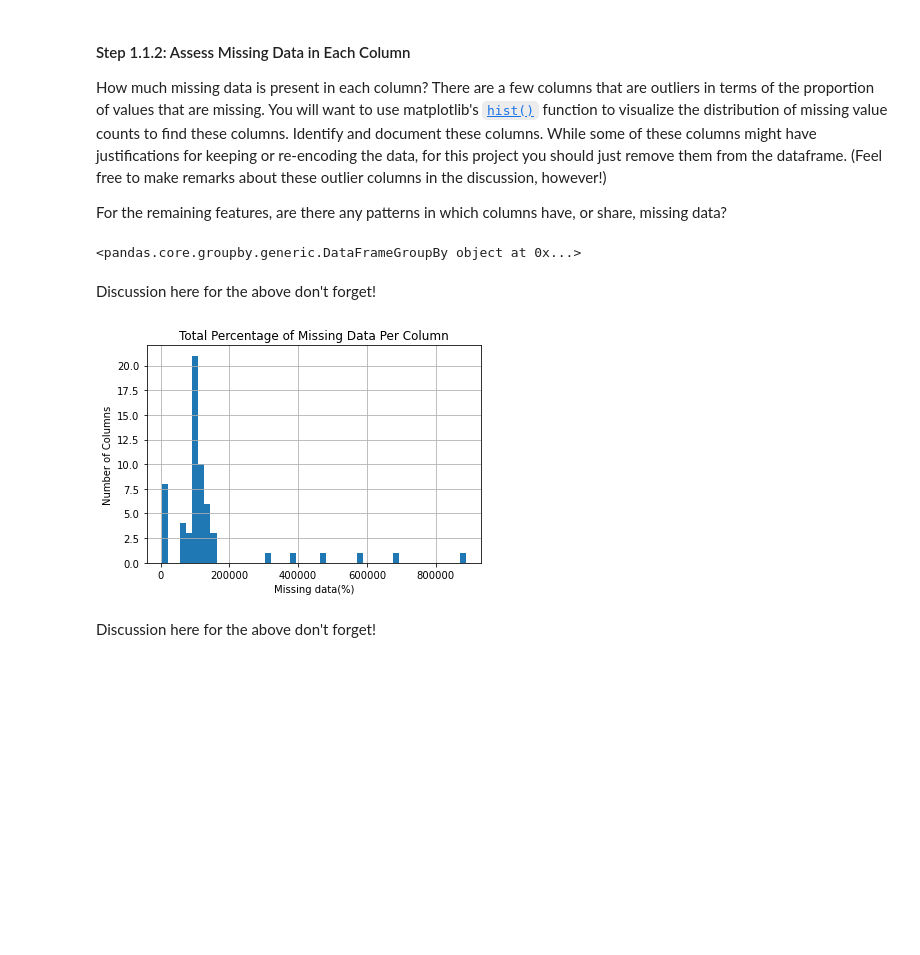
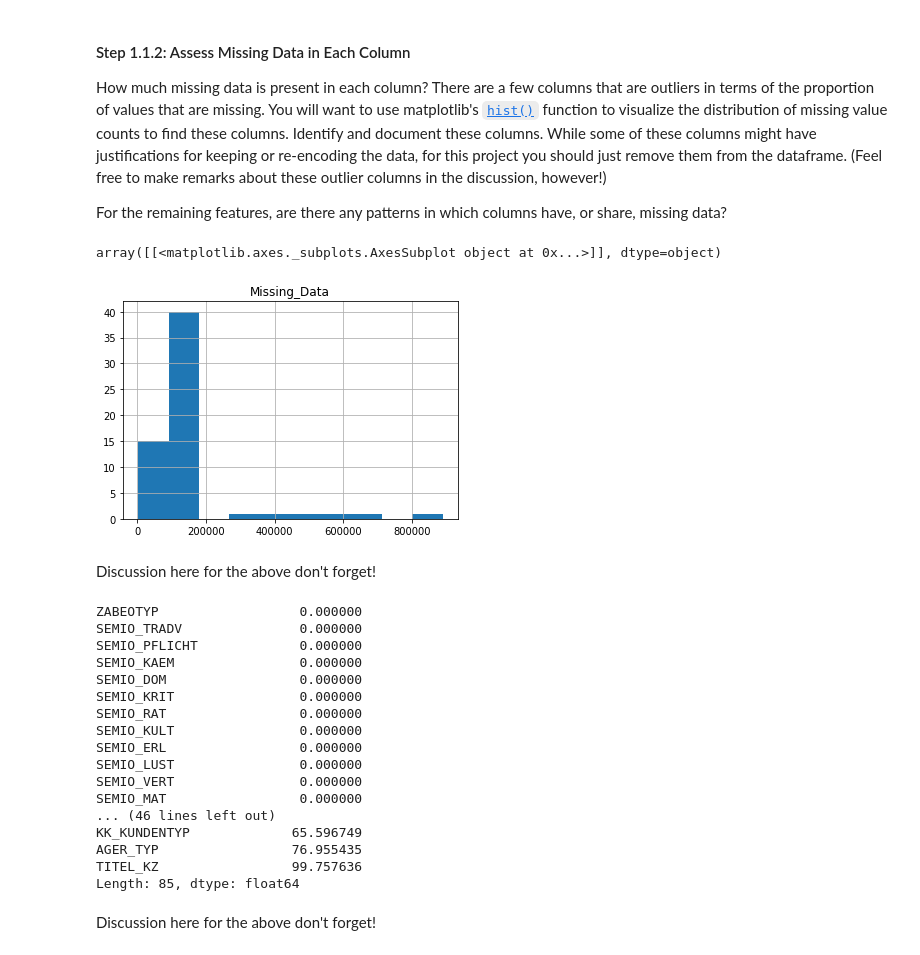
Before and after one commit to sjohnp2112/Identify-Custemer-Segments, a Jupyter notebook: Identify_Customer_Segments_sphelps_edit.ipynb, the cells around one changed output. Drawn from its saved outputs; the diff is of its cells as text; code cells hidden in the pictures; blank space fills up the shorter version.

```diff
--- a/Identify_Customer_Segments_sphelps_edit.ipynb
+++ b/Identify_Customer_Segments_sphelps_edit.ipynb
@@ -198,39 +176,61 @@ For the remaining features, are there any patterns in which columns have, or sha
 # %%
 # Perform an assessment of how much missing data there is in each column of the
 # dataset.
 
 # testing with a copy df
 azdias_clean = azdias
 col_total = azdias_clean.isnull().sum()
 
+
 col_total_df = pd.DataFrame(col_total, columns=['Missing_Data'])
-md_per_col_df = pd.DataFrame(col_total, columns=['Percent_MD'])
+md_per_col_df = pd.DataFrame(col_total, columns=['Missing_Data'])
 
-# # # ignore values < 1, get percentage of missing ['Percent_MD']
-md_per_col_df['Percent_MD'] = col_total_df.loc[col_total_df['Missing_Data'] > 0]
+md_per_col_df = col_total_df
 
-md_per_col_df.groupby(col_total)
-# # # convert to percent
-# md_per_col_df = md_per_col_df / len(azdias_clean) * 100
-# md_per_col_df.sort_values(by=['Percent_MD'], ascending=True)
-# md_per_col_df.hist()
+# ignore values < 1, get percentage of missing ['Percent_MD']
+
+md_per_col_df['Missing_Data'] = col_total_df.loc[col_total_df['Missing_Data'] > 0]
+
+# # convert to percent
+md_per_col = col_total / len(azdias_clean) * 100
+md_per_col_df.sort_values(by=['Missing_Data'], ascending=True)
+md_per_col_df.hist()
+# plt.show()
 # print(md_per_col_df)
-# plt.show()
 # %% [output]
-<pandas.core.groupby.generic.DataFrameGroupBy object at 0x...>
+array([[<matplotlib.axes._subplots.AxesSubplot object at 0x...>]], dtype=object)
+[figure, added]
 # %% [markdown]
 Discussion here for the above don't forget!
 # %%
 # Investigate patterns in the amount of missing data in each column.
 
-plt.hist(md_per_col_df, bins=50)
-plt.title('Total Percentage of Missing Data Per Column')
-plt.xlabel('Missing data(%)')
-plt.ylabel('Number of Columns')
-plt.grid(True)
-plt.show()
+# plt.hist(md_per_col, bins=100)
+# plt.title('Total Percentage of Missing Data Per Column')
+# plt.xlabel('Missing data(%)')
+# plt.ylabel('Number of Columns')
+# plt.grid(True)
+# plt.show()
+
+md_per_col.sort_values(ascending=True)
 # %% [output]
-[figure, removed]
+ZABEOTYP                  0.000000
+SEMIO_TRADV               0.000000
+SEMIO_PFLICHT             0.000000
+SEMIO_KAEM                0.000000
+SEMIO_DOM                 0.000000
+SEMIO_KRIT                0.000000
+SEMIO_RAT                 0.000000
+SEMIO_KULT                0.000000
+SEMIO_ERL                 0.000000
+SEMIO_LUST                0.000000
+SEMIO_VERT                0.000000
+SEMIO_MAT                 0.000000
+... (46 lines left out)
+KK_KUNDENTYP             65.596749
+AGER_TYP                 76.955435
+TITEL_KZ                 99.757636
+Length: 85, dtype: float64
 # %% [markdown]
 Discussion here for the above don't forget!
 # %%
```
Also changed, not shown: parts of 16 cells of this notebook.
